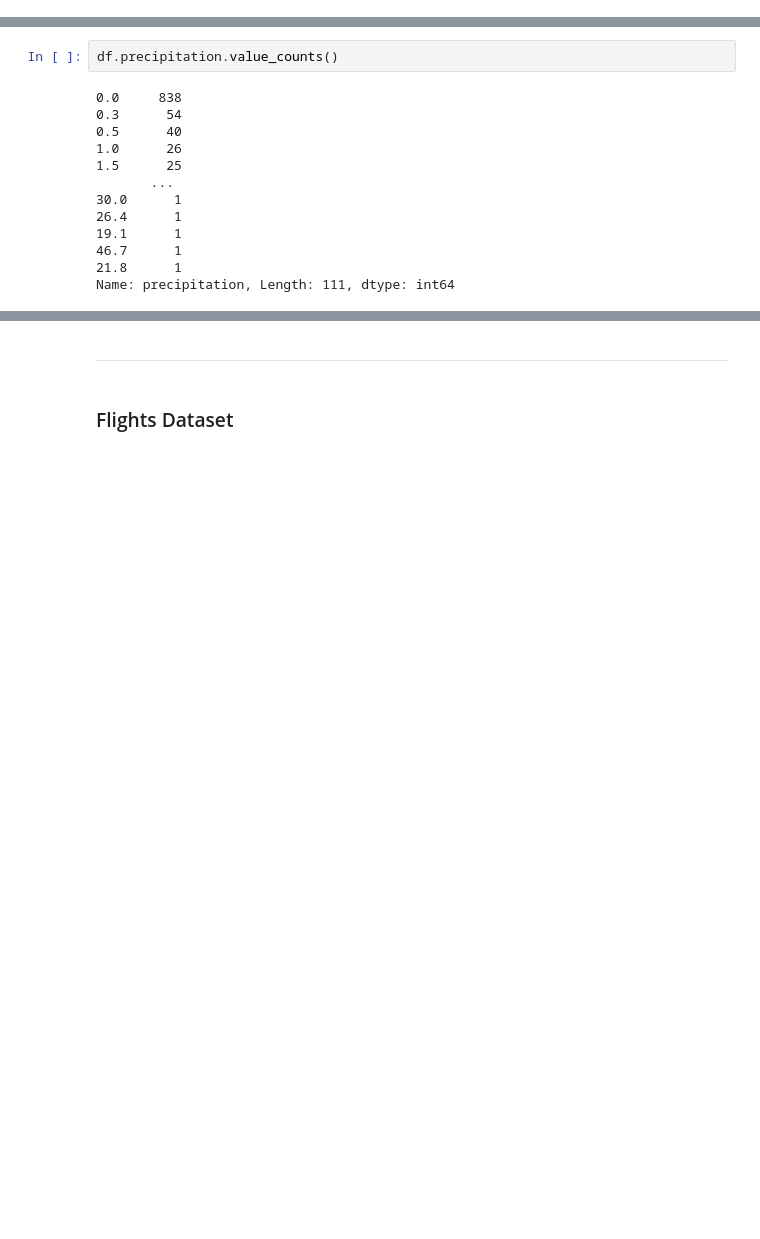
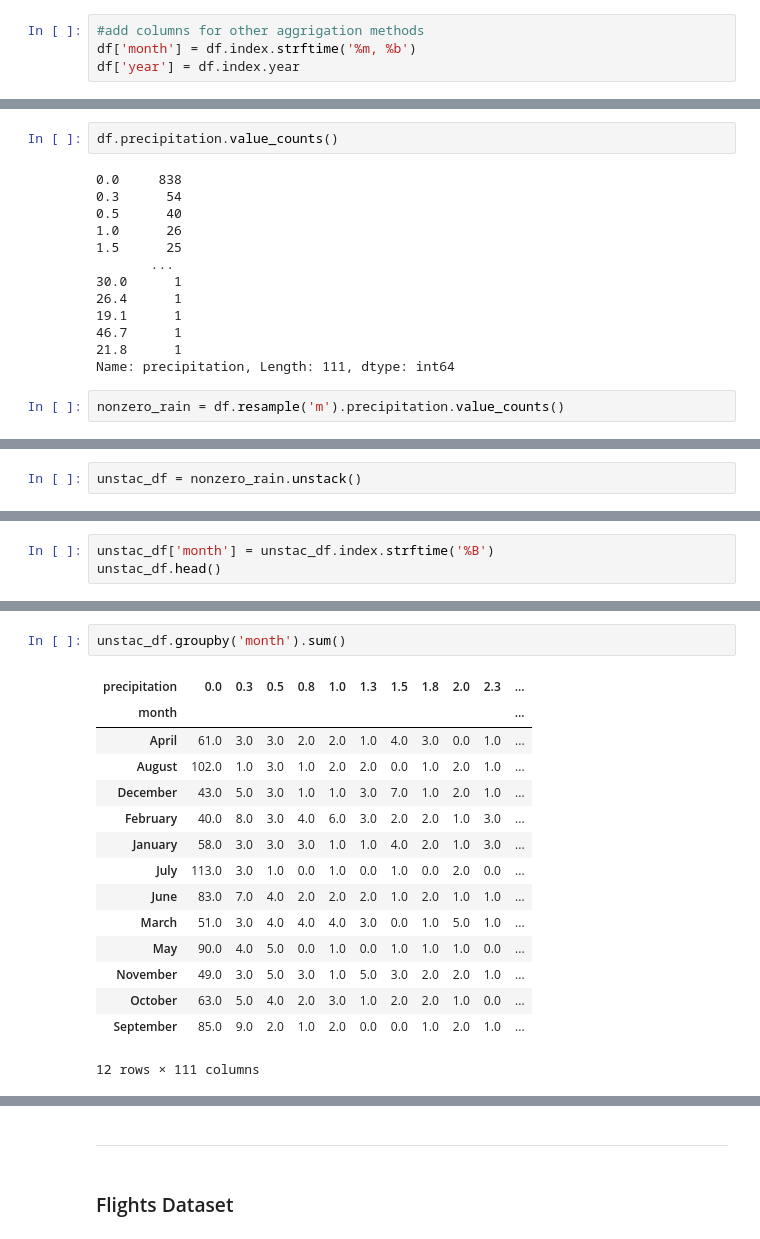
Before and after one commit to NSharick/time-series-exercises, a Jupyter notebook: working_with_time_series_data.ipynb, the cells around one changed output, grey strips where cells are left out. Drawn from its saved outputs; the diff is of its cells as text; blank space fills up the shorter version.

```diff
--- a/working_with_time_series_data.ipynb
+++ b/working_with_time_series_data.ipynb
@@ -214,3 +246,7 @@ df.head()
 | 2012-01-03 | 0.8 | 11.7 | 7.2 | 2.3 | rain |
 | 2012-01-04 | 20.3 | 12.2 | 5.6 | 4.7 | rain |
 | 2012-01-05 | 1.3 | 8.9 | 2.8 | 6.1 | rain |
+# %%
+#add columns for other aggrigation methods
+df['month'] = df.index.strftime('%m, %b')
+df['year'] = df.index.year
@@ -401,3 +467,5 @@ df.precipitation.value_counts()
 46.7      1
 21.8      1
 Name: precipitation, Length: 111, dtype: int64
+# %%
+nonzero_rain = df.resample('m').precipitation.value_counts()
@@ -403,0 +482,2 @@ Name: precipitation, Length: 111, dtype: int64
+# %%
+unstac_df = nonzero_rain.unstack()
@@ -403,0 +502,3 @@ Name: precipitation, Length: 111, dtype: int64
+# %%
+unstac_df['month'] = unstac_df.index.strftime('%B')
+unstac_df.head()
@@ -403,0 +514,18 @@ Name: precipitation, Length: 111, dtype: int64
+# %%
+unstac_df.groupby('month').sum()
+# %% [output]
+| precipitation | 0.0 | 0.3 | 0.5 | 0.8 | 1.0 | 1.3 | 1.5 | 1.8 | 2.0 | 2.3 | ... |
+| month |  |  |  |  |  |  |  |  |  |  | ... |
+| April | 61.0 | 3.0 | 3.0 | 2.0 | 2.0 | 1.0 | 4.0 | 3.0 | 0.0 | 1.0 | ... |
+| August | 102.0 | 1.0 | 3.0 | 1.0 | 2.0 | 2.0 | 0.0 | 1.0 | 2.0 | 1.0 | ... |
+| December | 43.0 | 5.0 | 3.0 | 1.0 | 1.0 | 3.0 | 7.0 | 1.0 | 2.0 | 1.0 | ... |
+| February | 40.0 | 8.0 | 3.0 | 4.0 | 6.0 | 3.0 | 2.0 | 2.0 | 1.0 | 3.0 | ... |
+| January | 58.0 | 3.0 | 3.0 | 3.0 | 1.0 | 1.0 | 4.0 | 2.0 | 1.0 | 3.0 | ... |
+| July | 113.0 | 3.0 | 1.0 | 0.0 | 1.0 | 0.0 | 1.0 | 0.0 | 2.0 | 0.0 | ... |
+| June | 83.0 | 7.0 | 4.0 | 2.0 | 2.0 | 2.0 | 1.0 | 2.0 | 1.0 | 1.0 | ... |
+| March | 51.0 | 3.0 | 4.0 | 4.0 | 4.0 | 3.0 | 0.0 | 1.0 | 5.0 | 1.0 | ... |
+| May | 90.0 | 4.0 | 5.0 | 0.0 | 1.0 | 0.0 | 1.0 | 1.0 | 1.0 | 0.0 | ... |
+| November | 49.0 | 3.0 | 5.0 | 3.0 | 1.0 | 5.0 | 3.0 | 2.0 | 2.0 | 1.0 | ... |
+| October | 63.0 | 5.0 | 4.0 | 2.0 | 3.0 | 1.0 | 2.0 | 2.0 | 1.0 | 0.0 | ... |
+| September | 85.0 | 9.0 | 2.0 | 1.0 | 2.0 | 0.0 | 0.0 | 1.0 | 2.0 | 1.0 | ... |
+12 rows × 111 columns
```
Also changed, not shown: parts of 24 cells of this notebook.
